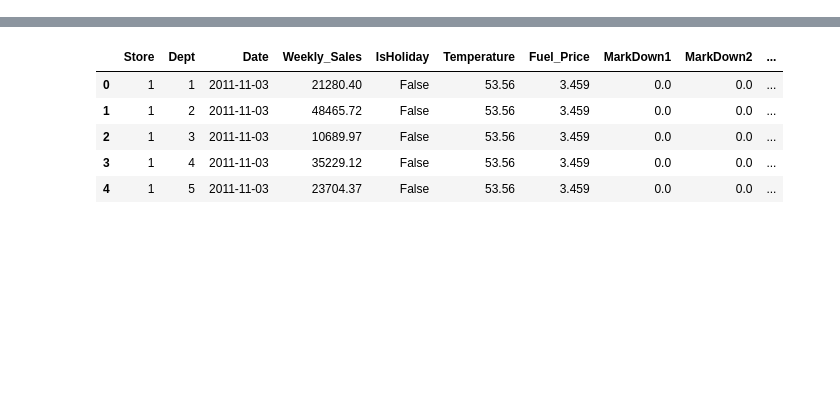
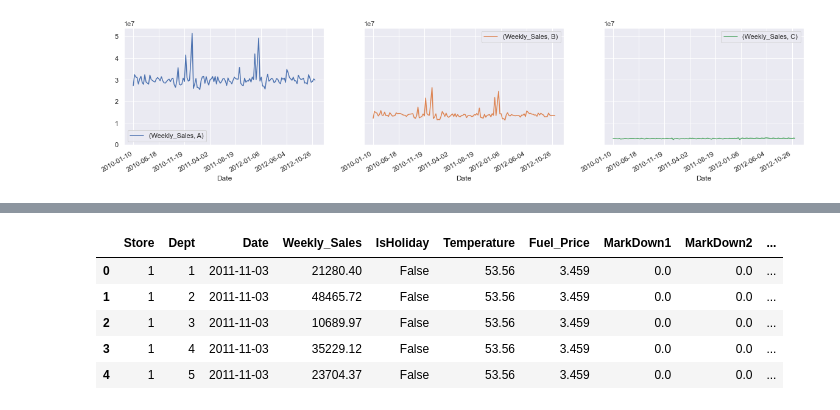
Before and after one commit to Dylan-C-Neal/capstone1-retail_forecasting, a Jupyter notebook: notebooks/C1S2-retail_forecasting.ipynb, the cells around one changed output, grey strips where cells are left out. Drawn from its saved outputs; the diff is of its cells as text; code cells hidden in the pictures; blank space fills up the shorter version.

```diff
--- a/notebooks/C1S2-retail_forecasting.ipynb
+++ b/notebooks/C1S2-retail_forecasting.ipynb
@@ -61,0 +50,7 @@ df5 = df2
+# %%
+# Plot store-wide weekly sales for all store types, ordered by date
+_ = dfcongroup2.unstack(level=1).sort_index().plot(kind = 'line', subplots = True, figsize = (20, 70), layout = (15, 3), sharey=True, sharex=True)
+plt.show()
+plt.close()
+# %% [output]
+[figure, added]
```
Also changed, not shown: parts of 36 cells of this notebook.
